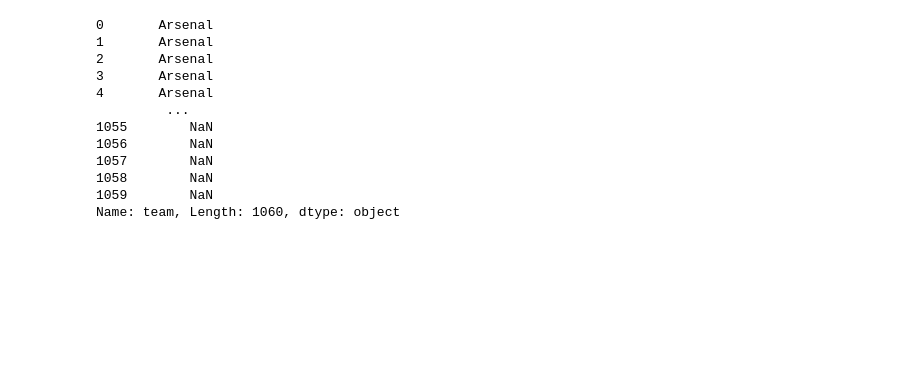
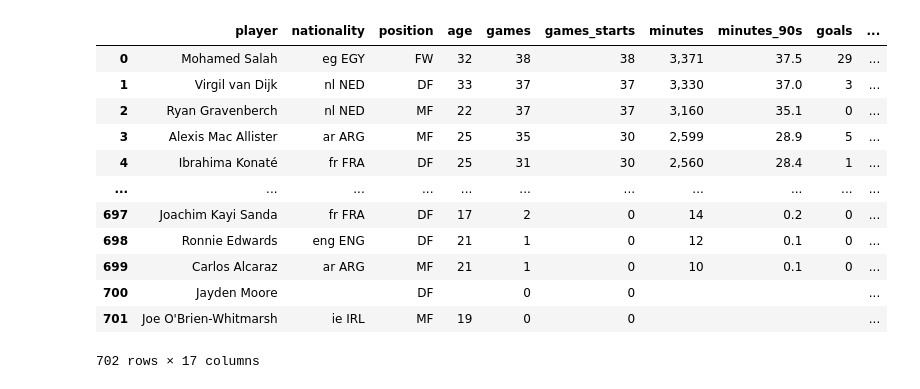
Before and after one commit to epsilon403/football-data-analytics, a Jupyter notebook: scraping.ipynb, the cells around one changed output. Drawn from its saved outputs; the diff is of its cells as text; code cells hidden in the pictures; blank space fills up the shorter version.

Commit message:
cleaning data

```diff
--- a/scraping.ipynb
+++ b/scraping.ipynb
@@ -53,7 +53,7 @@ driver = webdriver.Firefox(service=FirefoxService(GeckoDriverManager().install()
 wait = WebDriverWait(driver, 10)
 
 try:
-    driver.get("https://fbref.com/en/comps/9/Premier-League-Stats")
+    driver.get("https://fbref.com/en/comps/9/2024-2025/2024-2025-Premier-League-Stats")
     team_links = [a.get_attribute("href") for a in driver.find_elements(By.XPATH, "//td[@data-stat='team']/a")][:20]
     teams = [a.text for a in driver.find_elements(By.XPATH, "//td[@data-stat='team']/a")][:20]
 
@@ -91,9 +91,12 @@ try:
 
 
         table_match = wait.until(EC.presence_of_element_located((By.ID , 'matchlogs_for')))
-        headers_match = table_match.find_elements(By.XPATH , './/thead//tr//th')
+        header_row_match = table_match.find_element(By.XPATH, ".//thead//tr[last()]")
+        headers_match = [th.get_attribute("data-stat") or th.text.strip()
+                     for th in header_row_match.find_elements(By.TAG_NAME, "th")]
 
         rows_match = table_match.find_elements(By.XPATH, ".//tbody//tr[not(contains(@class, 'thead'))]")
+
         for row in rows_match:
             row_data = {}
             cells = row.find_elements(By.TAG_NAME, "th") + row.find_elements(By.TAG_NAME, "td")
@@ -104,7 +107,7 @@ try:
                         row_data[data_stat] = cell.text.strip()
 
             if row_data:
-
+                row_data['team'] = current_team
                 all_rows_match.append(row_data)
 
 
@@ -117,6 +120,9 @@ try:
 
     df_match = pd.DataFrame(all_rows_match)
 
+    column_order_match = headers_match + ['team']
+    df_match = df_match[column_order_match]
+
 
 
 
@@ -143,15 +139,16 @@ df_match
 # %%
-df1['team']
+df
 # %% [output]
+|  | player | nationality | position | age | games | games_starts | minutes | minutes_90s | goals | ... |
+| 0 | Mohamed Salah | eg EGY | FW | 32 | 38 | 38 | 3,371 | 37.5 | 29 | ... |
+| 1 | Virgil van Dijk | nl NED | DF | 33 | 37 | 37 | 3,330 | 37.0 | 3 | ... |
+| 2 | Ryan Gravenberch | nl NED | MF | 22 | 37 | 37 | 3,160 | 35.1 | 0 | ... |
+| 3 | Alexis Mac Allister | ar ARG | MF | 25 | 35 | 30 | 2,599 | 28.9 | 5 | ... |
+| 4 | Ibrahima Konaté | fr FRA | DF | 25 | 31 | 30 | 2,560 | 28.4 | 1 | ... |
+| ... | ... | ... | ... | ... | ... | ... | ... | ... | ... | ... |
+| 697 | Joachim Kayi Sanda | fr FRA | DF | 17 | 2 | 0 | 14 | 0.2 | 0 | ... |
+| 698 | Ronnie Edwards | eng ENG | DF | 21 | 1 | 0 | 12 | 0.1 | 0 | ... |
+| 699 | Carlos Alcaraz | ar ARG | MF | 21 | 1 | 0 | 10 | 0.1 | 0 | ... |
+| 700 | Jayden Moore |  | DF |  | 0 | 0 |  |  |  | ... |
+| 701 | Joe O'Brien-Whitmarsh | ie IRL | MF | 19 | 0 | 0 |  |  |  | ... |
-0       Arsenal
-1       Arsenal
-2       Arsenal
-3       Arsenal
-4       Arsenal
-         ...
-1055        NaN
-1056        NaN
-1057        NaN
-1058        NaN
-1059        NaN
-Name: team, Length: 1060, dtype: object
+702 rows × 17 columns
```
Also changed, not shown: parts of 7 cells of this notebook, 4 other files.
